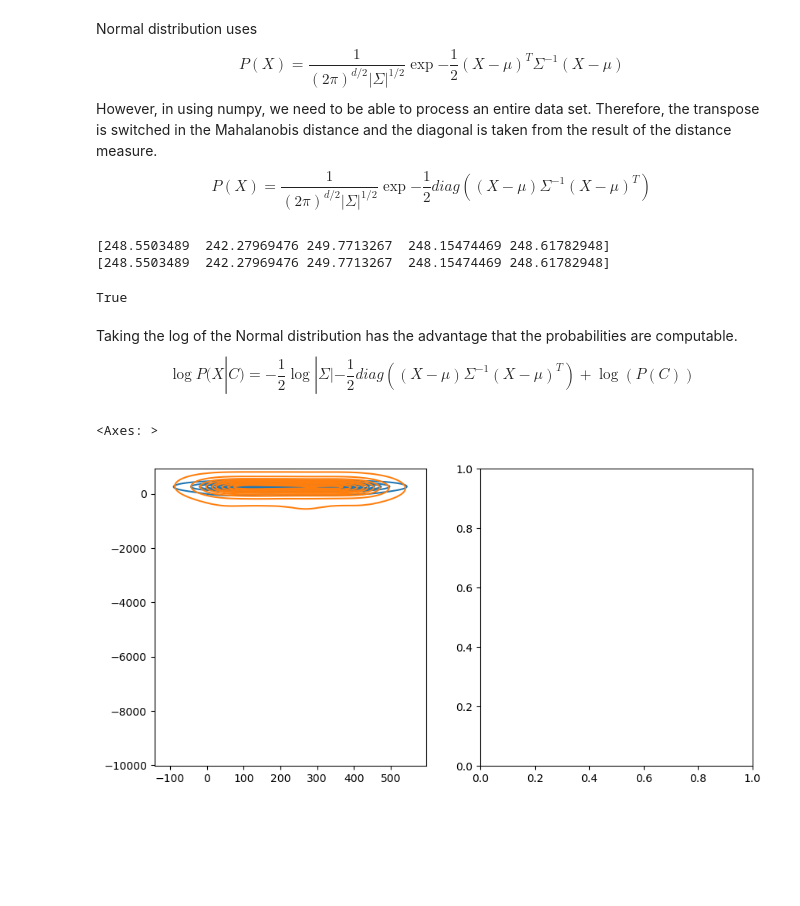
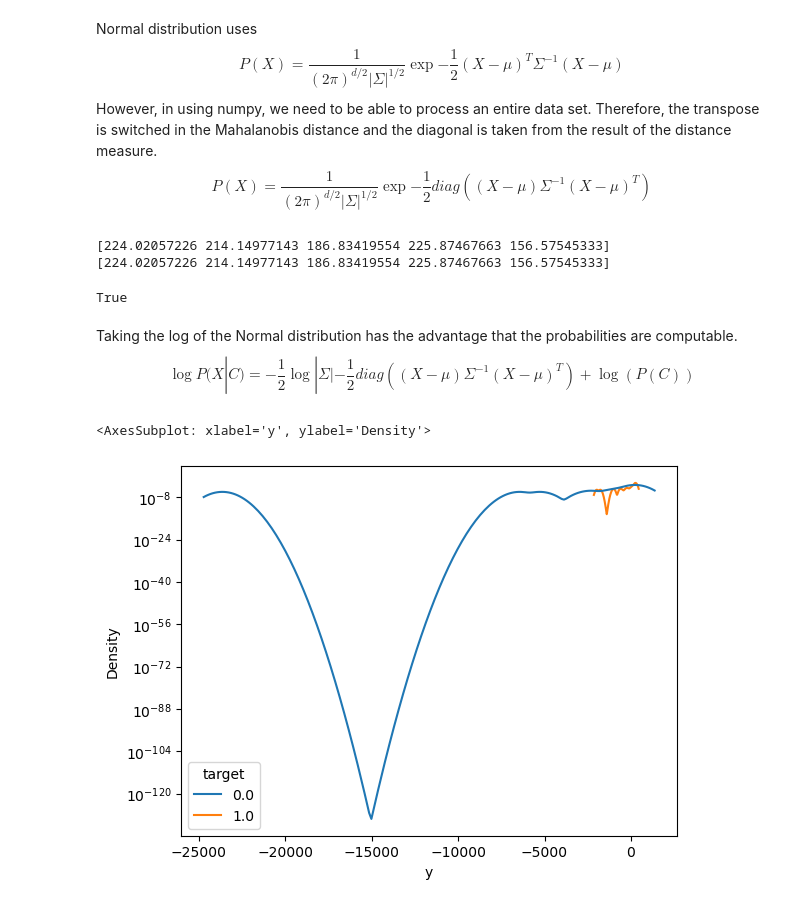
Before and after one commit to Janko-dev/ml_notebooks, a Jupyter notebook: notebooks/multivariate.ipynb, the cells around one changed output. Saved outputs shown, nothing was run; the diff lists cells and outputs as text; code cells hidden in the pictures; blank space fills up the shorter version.

```diff
--- a/notebooks/multivariate.ipynb
+++ b/notebooks/multivariate.ipynb
@@ -278,10 +280,10 @@ y_hat_testing = np.log(normal_matrix(X_train, means, cov)) + np.log(p_c)
 print(y_hat_testing[:5])
 print(y_hat[:5])
 
-np.all(y_hat_testing == y_hat)
+np.all(np.isclose(y_hat_testing, y_hat))
 # %% [output]
-[248.5503489  242.27969476 249.7713267  248.15474469 248.61782948]
-[248.5503489  242.27969476 249.7713267  248.15474469 248.61782948]
+[224.02057226 214.14977143 186.83419554 225.87467663 156.57545333]
+[224.02057226 214.14977143 186.83419554 225.87467663 156.57545333]
 True
 # %% [markdown]
 Taking the log of the Normal distribution has the advantage that the probabilities are computable.
@@ -291,28 +293,29 @@ $$
 # %%
 # Rewritten normal with logs (better for computations)
 log_normal = lambda x, mu, cov, p_c: -0.5 * np.log(np.linalg.det(cov)) - 0.5 * np.diag((x-mu) @ np.linalg.pinv(cov) @ (x-mu).T) + np.log(p_c)
 
 # mean vector, covariance matrix and p(C = 1) for target 1
 means1 = X_train[y_train == 1].mean(axis=0)
 cov1 = np.cov(X_train[y_train == 1], rowvar=False)
 p_c1 = y_train.sum()/len(y_train)
 
 # mean vector, covariance matrix and p(C = 0) for target 0
 means0 = X_train[y_train == 0].mean(axis=0)
 cov0 = np.cov(X_train[y_train == 0], rowvar=False)
 p_c0 = 1 - y_train.sum()/len(y_train)
 
-fig, axes = plt.subplots(1, 2, figsize=(10, 5))
-
 # Using training set for validation
 y_hat1 = log_normal(X_train, means1, cov1, p_c1)
 y_hat0 = log_normal(X_train, means0, cov0, p_c0)
 
-sns.kdeplot(x=range(len(y_hat1)), y=y_hat1, ax=axes[0])
-sns.kdeplot(x=range(len(y_hat0)), y=y_hat0, ax=axes[0])
+total_y_hat = pd.DataFrame({'y': np.concatenate((y_hat1, y_hat0)), 'target': np.concatenate((np.ones_like(y_hat1), np.zeros_like(y_hat0)))})
+
+ax = plt.subplot()
+ax.set_yscale('log')
+sns.kdeplot(data=total_y_hat, x='y', hue='target', ax=ax)
 # %% [output]
-<Axes: >
+<AxesSubplot: xlabel='y', ylabel='Density'>
-[figure, old version]
+[figure, new version]
 # %%
 y_hat = (y_hat1 > y_hat0)*1
 err = np.mean((y_hat - y_train)**2)
```
Also changed, not shown: parts of 24 cells of this notebook, 1 other file.
